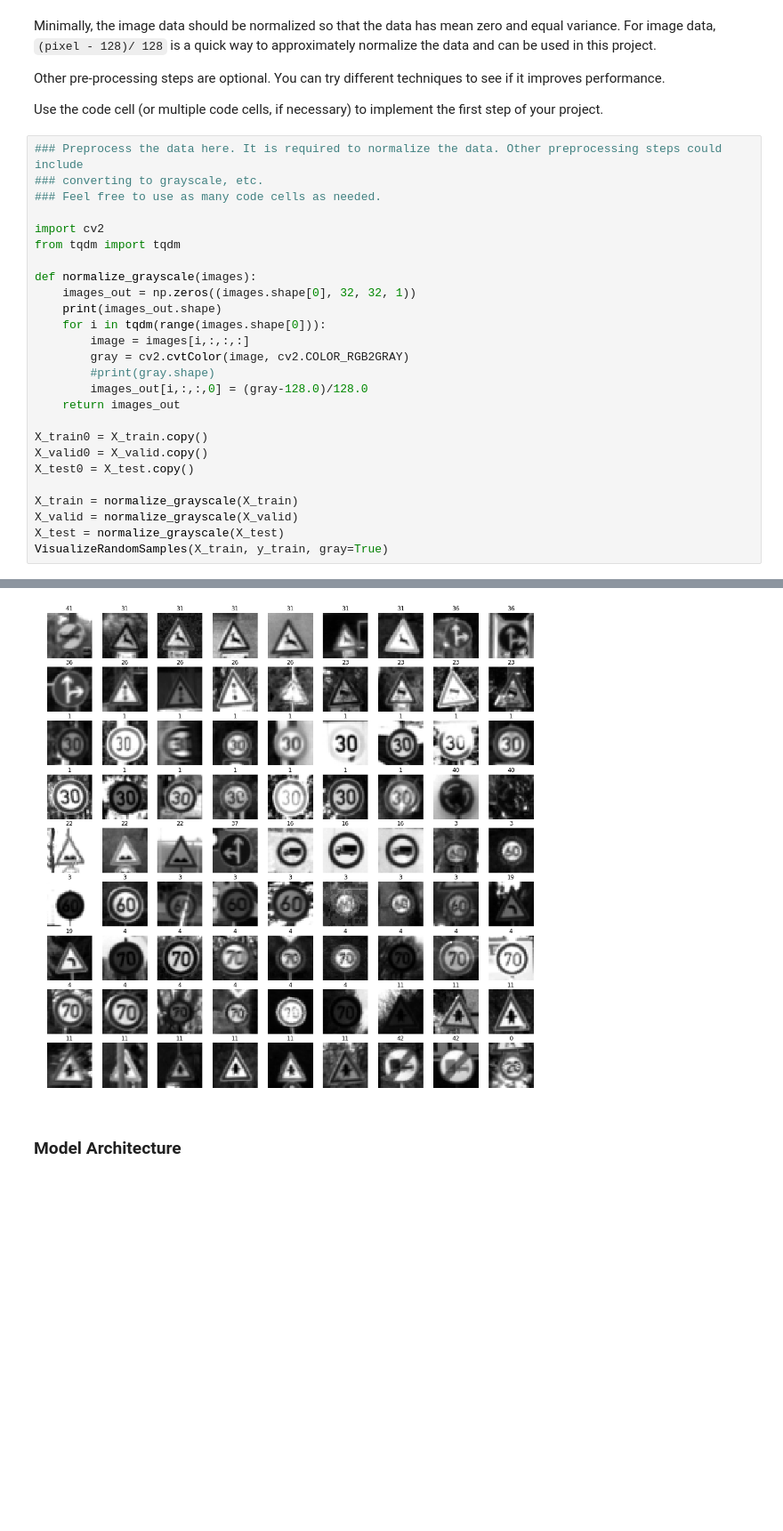
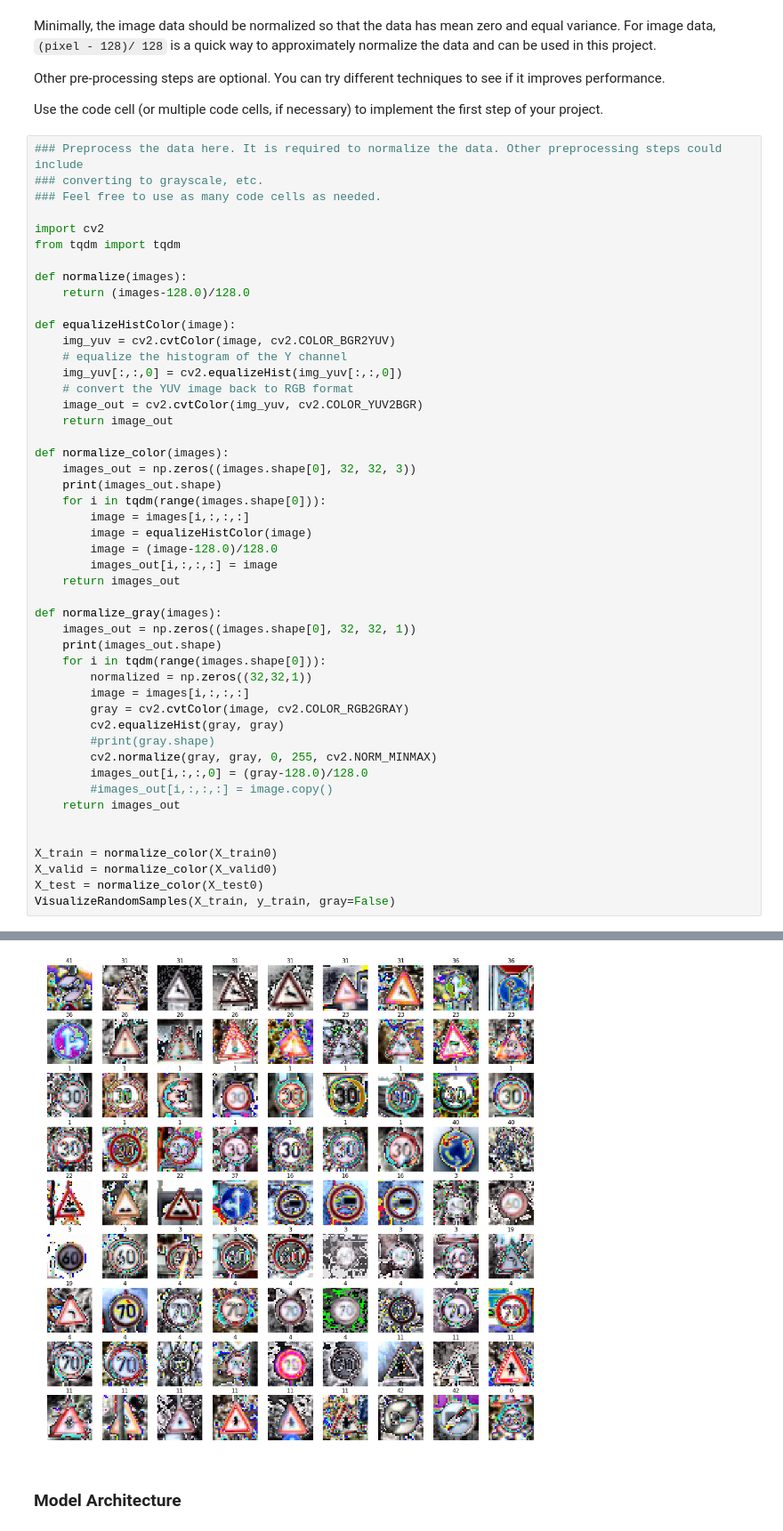
Before and after one commit to yingweiy/CarND-Traffic-Sign-Classifier-Project, a Jupyter notebook: Traffic_Sign_Classifier.ipynb, the cells around one changed output, grey strips where cells are left out. Shown at 89% size. Cells and saved outputs as stored; diff of their text form; blank space fills up the shorter version.

```diff
--- a/Traffic_Sign_Classifier.ipynb
+++ b/Traffic_Sign_Classifier.ipynb
@@ -170,22 +174,44 @@ Use the code cell (or multiple code cells, if necessary) to implement the first
 import cv2
 from tqdm import tqdm
 
-def normalize_grayscale(images):
+def normalize(images):
+    return (images-128.0)/128.0
+
+def equalizeHistColor(image):
+    img_yuv = cv2.cvtColor(image, cv2.COLOR_BGR2YUV)
+    # equalize the histogram of the Y channel
+    img_yuv[:,:,0] = cv2.equalizeHist(img_yuv[:,:,0])
+    # convert the YUV image back to RGB format
+    image_out = cv2.cvtColor(img_yuv, cv2.COLOR_YUV2BGR)
+    return image_out
+
+def normalize_color(images):
+    images_out = np.zeros((images.shape[0], 32, 32, 3))
+    print(images_out.shape)
+    for i in tqdm(range(images.shape[0])):
+        image = images[i,:,:,:]
+        image = equalizeHistColor(image)
+        image = (image-128.0)/128.0
+        images_out[i,:,:,:] = image
+    return images_out
+
+def normalize_gray(images):
     images_out = np.zeros((images.shape[0], 32, 32, 1))
     print(images_out.shape)
     for i in tqdm(range(images.shape[0])):
+        normalized = np.zeros((32,32,1))
         image = images[i,:,:,:]
         gray = cv2.cvtColor(image, cv2.COLOR_RGB2GRAY)
+        cv2.equalizeHist(gray, gray)
         #print(gray.shape)
+        cv2.normalize(gray, gray, 0, 255, cv2.NORM_MINMAX)
         images_out[i,:,:,0] = (gray-128.0)/128.0
+        #images_out[i,:,:,:] = image.copy()
     return images_out
 
-X_train0 = X_train.copy()
-X_valid0 = X_valid.copy()
-X_test0 = X_test.copy()
 
-X_train = normalize_grayscale(X_train)
-X_valid = normalize_grayscale(X_valid)
-X_test = normalize_grayscale(X_test)
-VisualizeRandomSamples(X_train, y_train, gray=True)
+X_train = normalize_color(X_train0)
+X_valid = normalize_color(X_valid0)
+X_test = normalize_color(X_test0)
+VisualizeRandomSamples(X_train, y_train, gray=False)
 # %% [output]
@@ -195,4 +221,4 @@ VisualizeRandomSamples(X_train, y_train, gray=True)
-[figure, old version]
+[figure, new version]
 # %% [markdown]
 ### Model Architecture
 # %%
```
Also changed, not shown: parts of 11 cells of this notebook, 9 other files.
